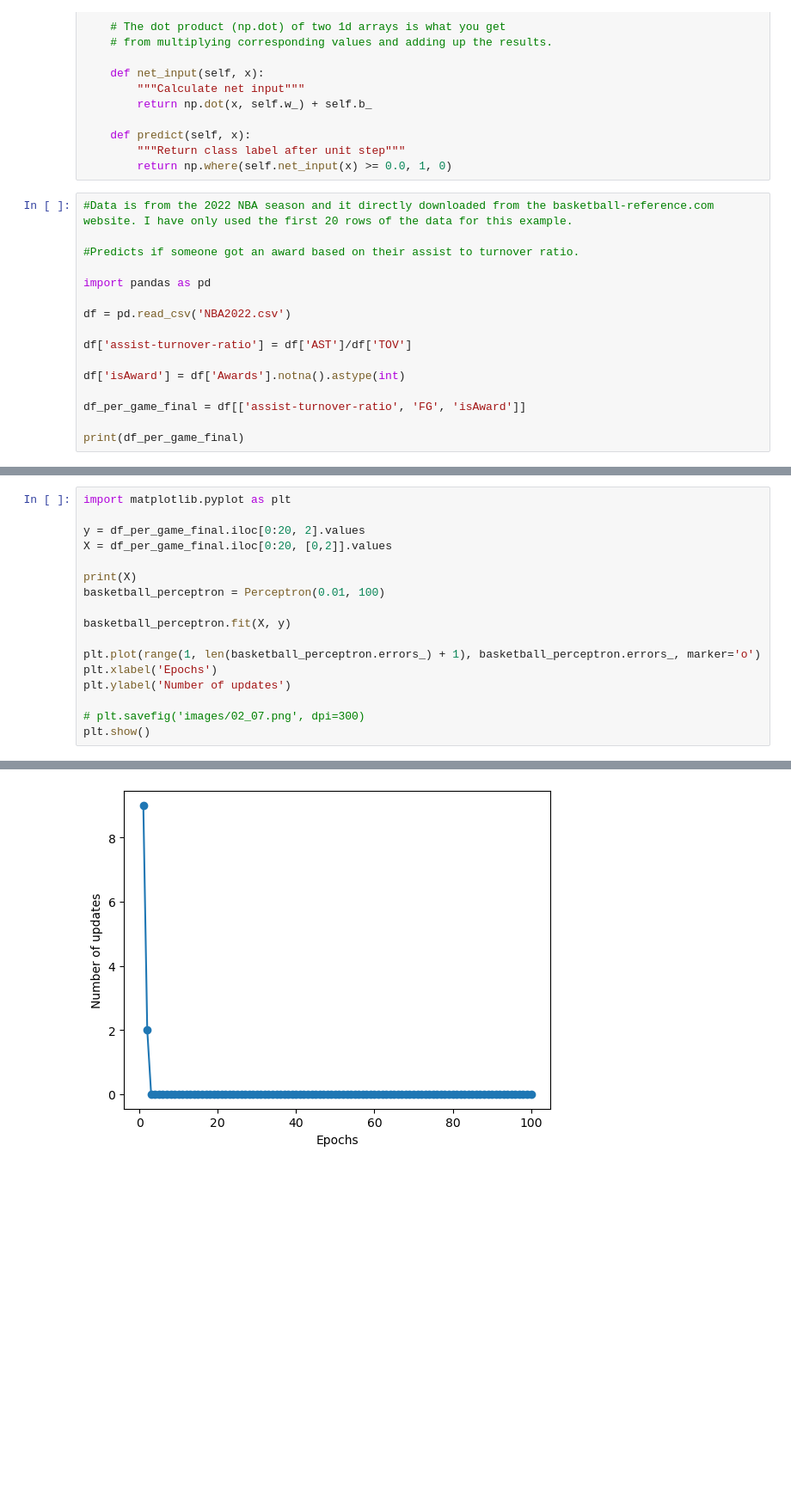
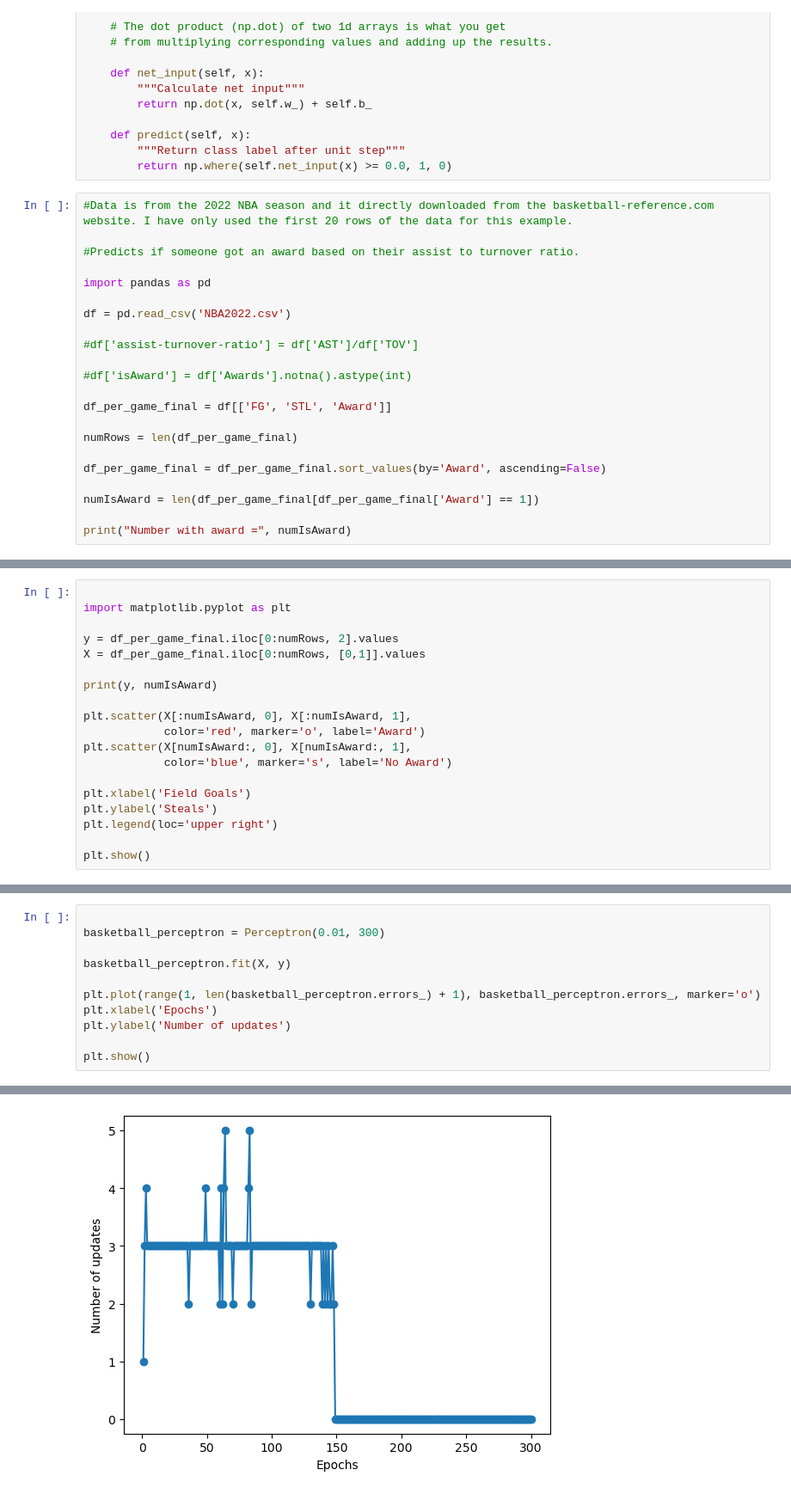
Before and after one commit to adamblumoff/MachineLearningClass, a Jupyter notebook: Perceptron.ipynb, the cells around one changed output, grey strips where cells are left out. Shown at 86% size. Drawn from its saved outputs; the diff is of its cells as text; blank space fills up the shorter version.

```diff
--- a/Perceptron.ipynb
+++ b/Perceptron.ipynb
@@ -94,11 +94,17 @@ import pandas as pd
 
 df = pd.read_csv('NBA2022.csv')
 
-df['assist-turnover-ratio'] = df['AST']/df['TOV']
+#df['assist-turnover-ratio'] = df['AST']/df['TOV']
 
-df['isAward'] = df['Awards'].notna().astype(int)
+#df['isAward'] = df['Awards'].notna().astype(int)
 
-df_per_game_final = df[['assist-turnover-ratio', 'FG', 'isAward']]
+df_per_game_final = df[['FG', 'STL', 'Award']]
 
-print(df_per_game_final)
+numRows = len(df_per_game_final)
+
+df_per_game_final = df_per_game_final.sort_values(by='Award', ascending=False)
+
+numIsAward = len(df_per_game_final[df_per_game_final['Award'] == 1])
+
+print("Number with award =", numIsAward)
 # %% [output]
@@ -121,0 +112,19 @@ print(df_per_game_final)
+# %%
+
+import matplotlib.pyplot as plt
+
+y = df_per_game_final.iloc[0:numRows, 2].values
+X = df_per_game_final.iloc[0:numRows, [0,1]].values
+
+print(y, numIsAward)
+
+plt.scatter(X[:numIsAward, 0], X[:numIsAward, 1],
+            color='red', marker='o', label='Award')
+plt.scatter(X[numIsAward:, 0], X[numIsAward:, 1],
+            color='blue', marker='s', label='No Award')
+
+plt.xlabel('Field Goals')
+plt.ylabel('Steals')
+plt.legend(loc='upper right')
+
+plt.show()
@@ -122,11 +135,6 @@ print(df_per_game_final)
 # %%
-import matplotlib.pyplot as plt
 
-y = df_per_game_final.iloc[0:20, 2].values
-X = df_per_game_final.iloc[0:20, [0,2]].values
-
-print(X)
-basketball_perceptron = Perceptron(0.01, 100)
+basketball_perceptron = Perceptron(0.01, 300)
 
 basketball_perceptron.fit(X, y)
 
@@ -134,6 +142,5 @@ plt.plot(range(1, len(basketball_perceptron.errors_) + 1), basketball_perceptron
 plt.xlabel('Epochs')
 plt.ylabel('Number of updates')
 
-# plt.savefig('images/02_07.png', dpi=300)
 plt.show()
 # %% [output]
@@ -157 +164 @@ Errors:  0
-[figure, old version]
+[figure, new version]
```
Also changed, not shown: parts of 3 cells of this notebook, 1 other file.
